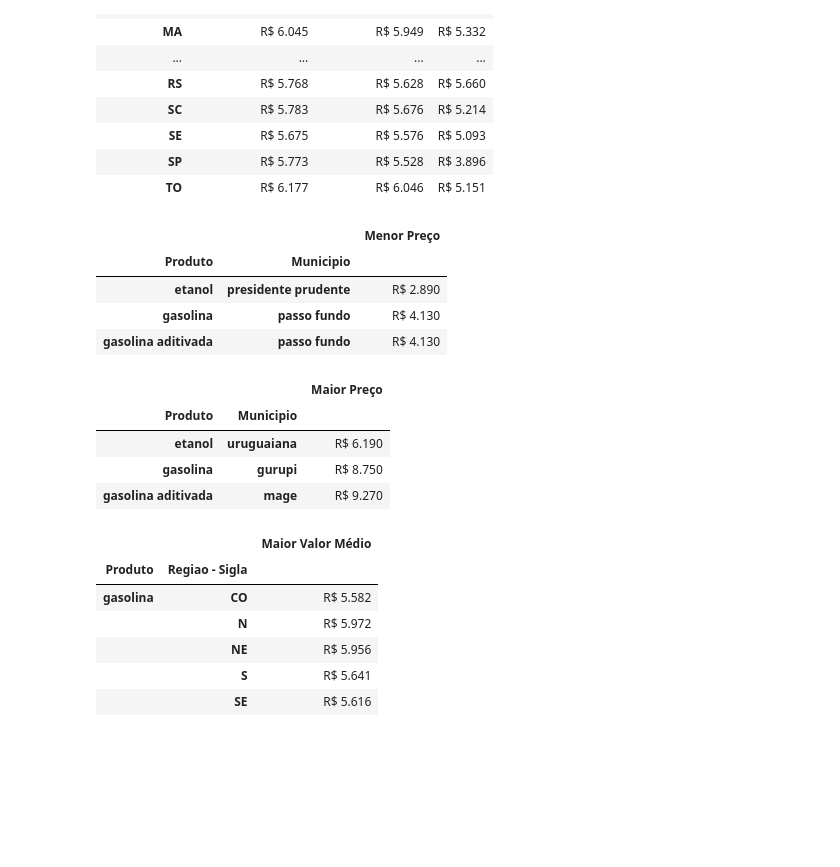
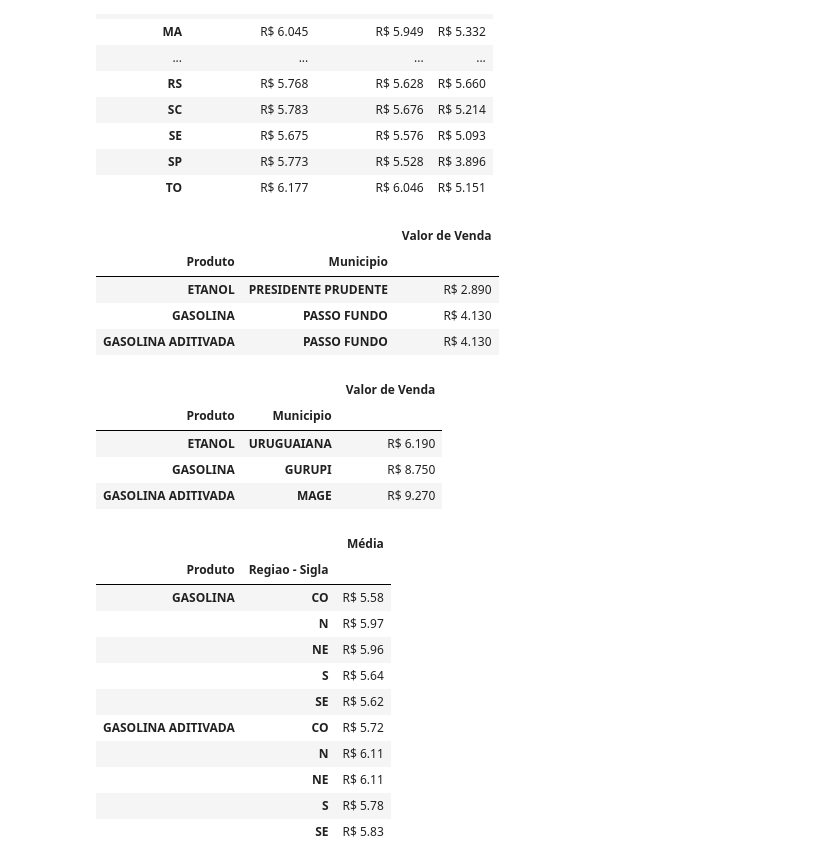
Before and after one commit to pedrorcm/Analise-Combustiveis-M4, a Jupyter notebook: main.ipynb, the cells around one changed output. Saved outputs shown, nothing was run; the diff lists cells and outputs as text; code cells hidden in the pictures; blank space fills up the shorter version.

```diff
--- a/main.ipynb
+++ b/main.ipynb
@@ -91,12 +58,3 @@ conjunto_dados = cria_semanas(conjunto_dados)
-# %%
-# Passando strings para minusculas no DF
-conjunto_dados['Municipio'] = conjunto_dados['Municipio'].apply(to_lower)
-conjunto_dados['Revenda'] = conjunto_dados['Revenda'].apply(to_lower)
-conjunto_dados['Nome da Rua'] = conjunto_dados['Nome da Rua'].apply(to_lower)
-conjunto_dados['Complemento'] = conjunto_dados['Complemento'].apply(to_lower)
-conjunto_dados['Bairro'] = conjunto_dados['Bairro'].apply(to_lower)
-conjunto_dados['Produto'] = conjunto_dados['Produto'].apply(to_lower)
-conjunto_dados['Bandeira'] = conjunto_dados['Bandeira'].apply(to_lower)
 # %%
 conjunto_dados.head()
 # %% [output]
@@ -343,28 +347,27 @@ produtomunicipio = conjunto_dados.groupby(["Produto","Municipio"])
 minmunicipio = produtomunicipio[['Valor de Venda']].min()
 
 # Criamos um dataframe contendo apenas os dados que retornavam as querys contendo Etanol, classificamos pelos valor de venda e resetamos o index na primeira linha
-minmunicipioetanol = minmunicipio.query("Produto == 'etanol'").sort_values(by='Valor de Venda').head(1)
+minmunicipioetanol = minmunicipio.query("Produto == 'ETANOL'").sort_values(by='Valor de Venda').head(1)
 # minmunicipioetanol = minmunicipioetanol.reset_index().head(1)
 
 # Criamos um dataframe contendo apenas os dados que retornavam as querys contendo Gasolina, classificamos pelos valor de venda e resetamos o index na primeira linha
-minmunicipiogasolina = minmunicipio.query("Produto == 'gasolina'").sort_values(by='Valor de Venda').head(1)
+minmunicipiogasolina = minmunicipio.query("Produto == 'GASOLINA'").sort_values(by='Valor de Venda').head(1)
 # minmunicipiogasolina= minmunicipiogasolina.reset_index().head(1)
 
 # Criamos um dataframe contendo apenas os dados que retornavam as querys contendo Gasolina Aditivada, classificamos pelos valor de venda e resetamos o index na primeira linha
-minmunicipiogasolinaaditivada = minmunicipio.query("Produto == 'gasolina aditivada'").sort_values(by='Valor de Venda').head(1)
+minmunicipiogasolinaaditivada = minmunicipio.query("Produto == 'GASOLINA ADITIVADA'").sort_values(by='Valor de Venda').head(1)
 # minmunicipiogasolinaaditivada = minmunicipiogasolinaaditivada.reset_index().head(1)
 
 # Concatenamos os três arquivos
 minimas = pd.concat([minmunicipioetanol,minmunicipiogasolina,minmunicipiogasolinaaditivada])
-minimas.columns = ['Menor Preço']
-minimas['Menor Preço'] = minimas['Menor Preço'].apply(formatar)
+minimas['Valor de Venda'] = minimas['Valor de Venda'].apply(formatar)
 minimas
 # %% [output]
-|  |  | Menor Preço |
+|  |  | Valor de Venda |
 | Produto | Municipio |  |
-| etanol | presidente prudente | R$ 2.890 |
-| gasolina | passo fundo | R$ 4.130 |
-| gasolina aditivada | passo fundo | R$ 4.130 |
+| ETANOL | PRESIDENTE PRUDENTE | R$ 2.890 |
+| GASOLINA | PASSO FUNDO | R$ 4.130 |
+| GASOLINA ADITIVADA | PASSO FUNDO | R$ 4.130 |
 # %%
 # 6-Qual o município que possui o maior preço para a gasolina e para o etanol?
 
@@ -372,45 +375,47 @@ minimas
 maxmunicipio = produtomunicipio[['Valor de Venda']].max()
 
 # Criamos um dataframe contendo apenas os dados que retornavam as querys contendo Etanol, classificamos pelos valor de venda e resetamos o index na primeira linha
-maxmunicipioetanol = minmunicipio.query("Produto == 'etanol'").sort_values(by='Valor de Venda',ascending = False).head(1)
+maxmunicipioetanol = minmunicipio.query("Produto == 'ETANOL'").sort_values(by='Valor de Venda',ascending = False).head(1)
 # maxmunicipioetanol= maxmunicipioetanol.reset_index().head(1)
 
 # Criamos um dataframe contendo apenas os dados que retornavam as querys contendo Gasolina, classificamos pelos valor de venda e resetamos o index na primeira linha
-maxmunicipiogasolina = maxmunicipio.query("Produto == 'gasolina'").sort_values(by='Valor de Venda',ascending = False).head(1)
+maxmunicipiogasolina = maxmunicipio.query("Produto == 'GASOLINA'").sort_values(by='Valor de Venda',ascending = False).head(1)
 # maxmunicipiogasolina=maxmunicipiogasolina.reset_index().head(1)
 
 # Criamos um dataframe contendo apenas os dados que retornavam as querys contendo Gasolina Aditivada, classificamos pelos valor de venda e resetamos o index na primeira linha
-maxmunicipiogasolinaaditivada = maxmunicipio.query("Produto == 'gasolina aditivada'").sort_values(by='Valor de Venda',ascending = False).head(1)
+maxmunicipiogasolinaaditivada = maxmunicipio.query("Produto == 'GASOLINA ADITIVADA'").sort_values(by='Valor de Venda',ascending = False).head(1)
 # maxmunicipiogasolinaaditivada=maxmunicipiogasolinaaditivada.reset_index().head(1)
 
 # Concatenamos os três arquivos
 maximas = pd.concat([maxmunicipioetanol,maxmunicipiogasolina,maxmunicipiogasolinaaditivada])
-maximas.columns = ['Maior Preço']
-maximas['Maior Preço'] = maximas['Maior Preço'].apply(formatar)
+maximas['Valor de Venda'] = maximas['Valor de Venda'].apply(formatar)
 maximas
 # %% [output]
-|  |  | Maior Preço |
+|  |  | Valor de Venda |
 | Produto | Municipio |  |
-| etanol | uruguaiana | R$ 6.190 |
-| gasolina | gurupi | R$ 8.750 |
-| gasolina aditivada | mage | R$ 9.270 |
+| ETANOL | URUGUAIANA | R$ 6.190 |
+| GASOLINA | GURUPI | R$ 8.750 |
+| GASOLINA ADITIVADA | MAGE | R$ 9.270 |
 # %%
 # 7. Qual a região que possui o maior valor médio da gasolina?
 
 # Criando uma cópia do DF original onde temos apenas os registros da Gasolina
-df_gas = conjunto_dados.query('Produto == "gasolina"').copy()
-
+df_gas = conjunto_dados.query('Produto == "GASOLINA" or Produto == "GASOLINA ADITIVADA"').copy()
+df_gas.head()
 # Ordenando o novo dataframe com o valor de venda da gasolina por região
 produtos_gas = df_gas.groupby(['Produto', 'Regiao - Sigla'])[['Valor de Venda']].mean()
-produtos_gas.columns = ['Maior Valor Médio']
-produtos_gas['Maior Valor Médio'] = produtos_gas['Maior Valor Médio'].apply(formatar)
-
-produtos_gas.style.highlight_max(color='lightgreen')
+produtos_gas.columns = ['Média']
+produtos_gas.style.format({'Média': 'R$ {:.2f}'})
 # %% [output]
-|  |  | Maior Valor Médio |
+|  |  | Média |
 | Produto | Regiao - Sigla |  |
-| gasolina | CO | R$ 5.582 |
-|  | N | R$ 5.972 |
-|  | NE | R$ 5.956 |
-|  | S | R$ 5.641 |
-|  | SE | R$ 5.616 |
+| GASOLINA | CO | R$ 5.58 |
+|  | N | R$ 5.97 |
+|  | NE | R$ 5.96 |
+|  | S | R$ 5.64 |
+|  | SE | R$ 5.62 |
+| GASOLINA ADITIVADA | CO | R$ 5.72 |
+|  | N | R$ 6.11 |
+|  | NE | R$ 6.11 |
+|  | S | R$ 5.78 |
+|  | SE | R$ 5.83 |
```
Also changed, not shown: parts of 47 cells of this notebook.
